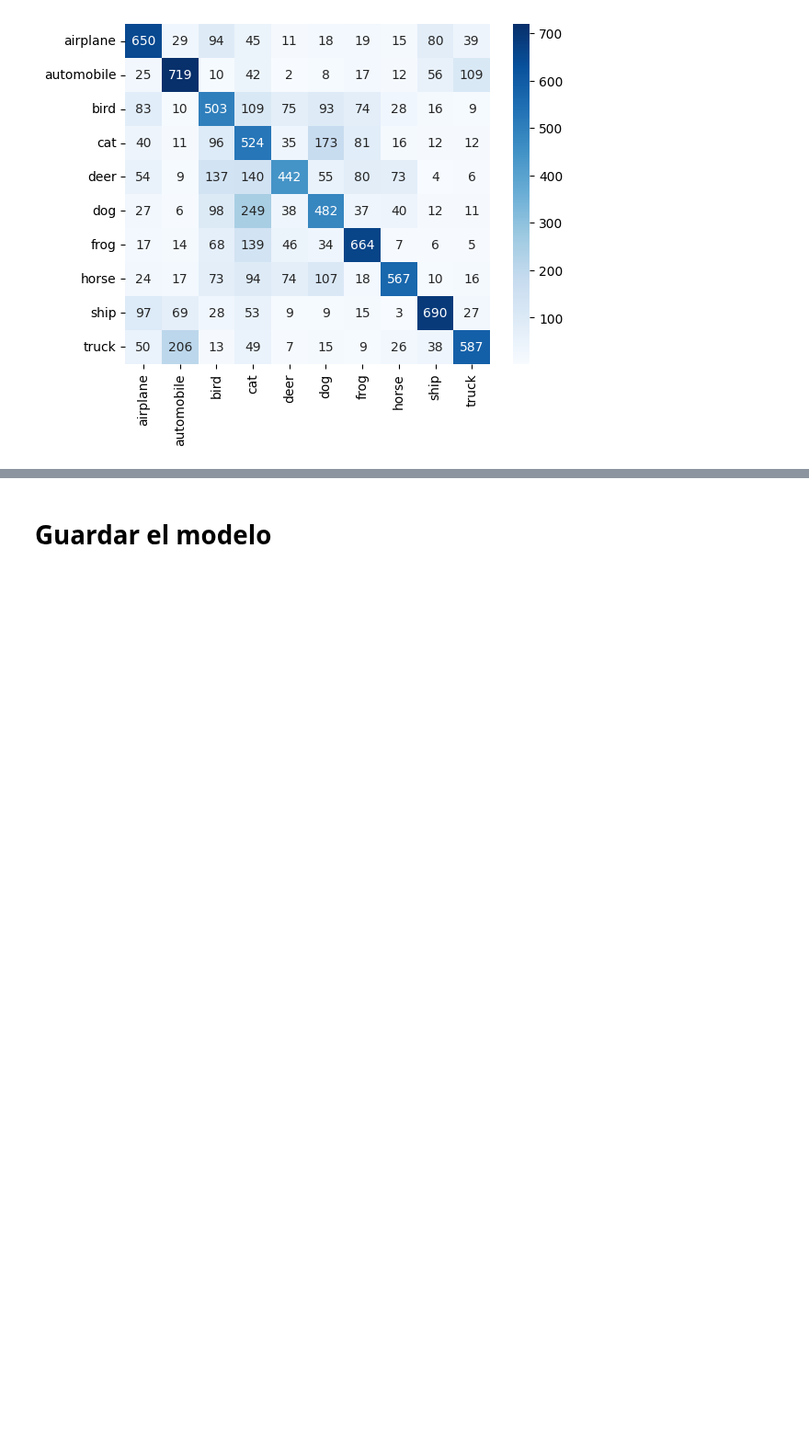
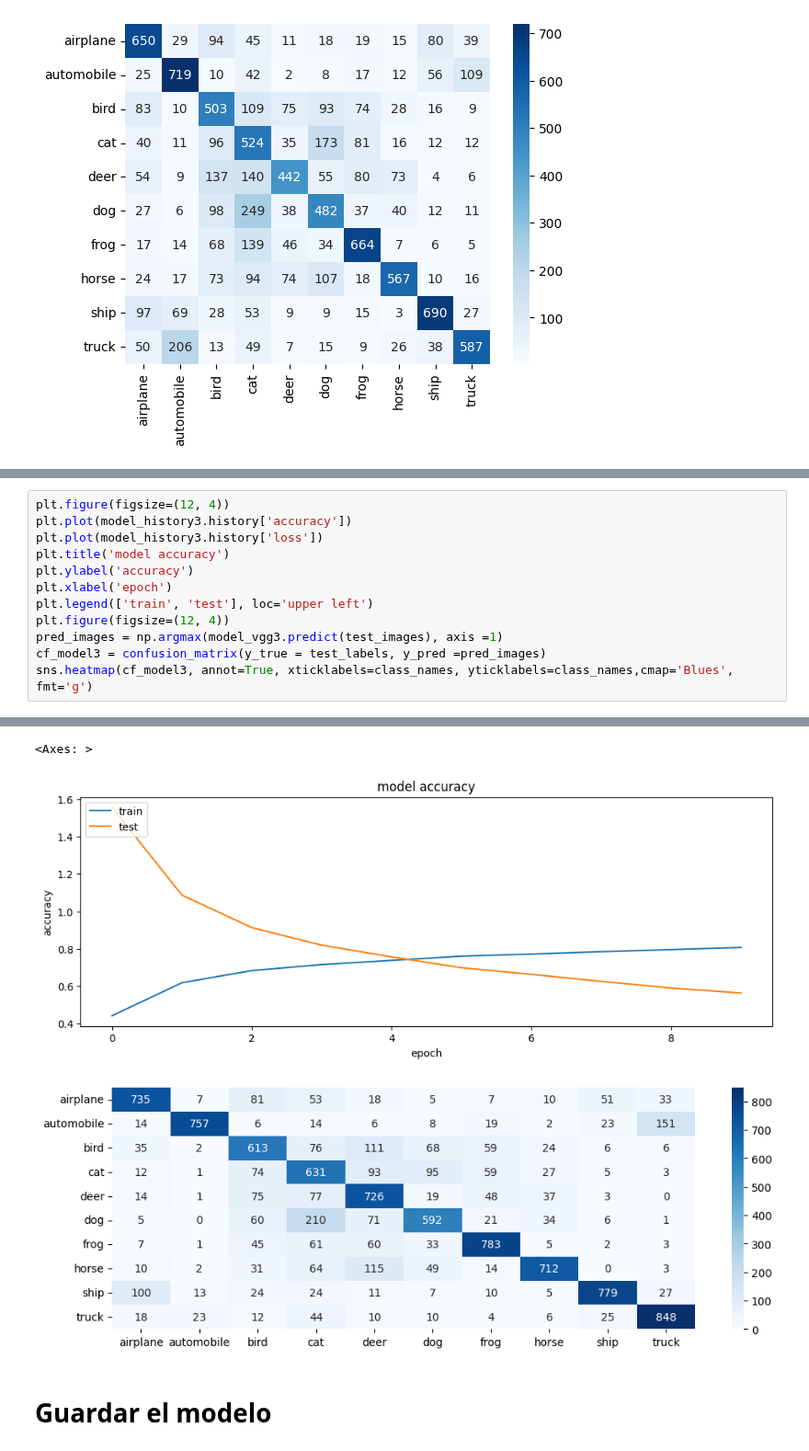
Before and after one commit to DeisyData/BIT_IA_Bootcamp, a Jupyter notebook: S11_C4_Intro_CNN_CF10.ipynb, the cells around one changed output, grey strips where cells are left out. Shown at 92% size. Cells and saved outputs as stored; diff of their text form; blank space fills up the shorter version.

```diff
--- a/S11_C4_Intro_CNN_CF10.ipynb
+++ b/S11_C4_Intro_CNN_CF10.ipynb
@@ -285,0 +349,13 @@ sns.heatmap(cf_model1, annot=True, xticklabels=class_names, yticklabels=class_na
+# %%
+plt.figure(figsize=(12, 4))
+plt.plot(model_history3.history['accuracy'])
+plt.plot(model_history3.history['loss'])
+plt.title('model accuracy')
+plt.ylabel('accuracy')
+plt.xlabel('epoch')
+plt.legend(['train', 'test'], loc='upper left')
+plt.figure(figsize=(12, 4))
+pred_images = np.argmax(model_vgg3.predict(test_images), axis =1)
+cf_model3 = confusion_matrix(y_true = test_labels, y_pred =pred_images)
+sns.heatmap(cf_model3, annot=True, xticklabels=class_names, yticklabels=class_names,cmap='Blues', fmt='g')
+# %% [output]
@@ -286,3 +363,6 @@ sns.heatmap(cf_model1, annot=True, xticklabels=class_names, yticklabels=class_na
+<Axes: >
+[figure, added]
+[figure, added]
 # %% [markdown]
 # Guardar el modelo
 # %%
```
Also changed, not shown: parts of 3 cells of this notebook.
